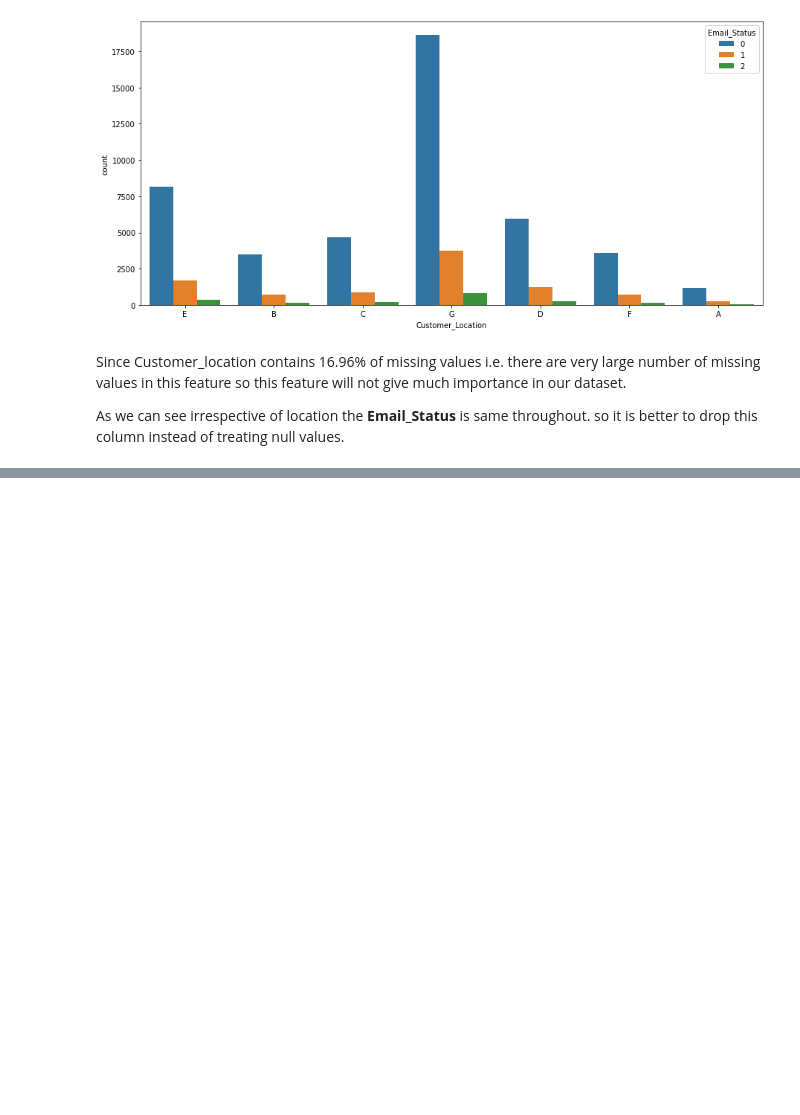
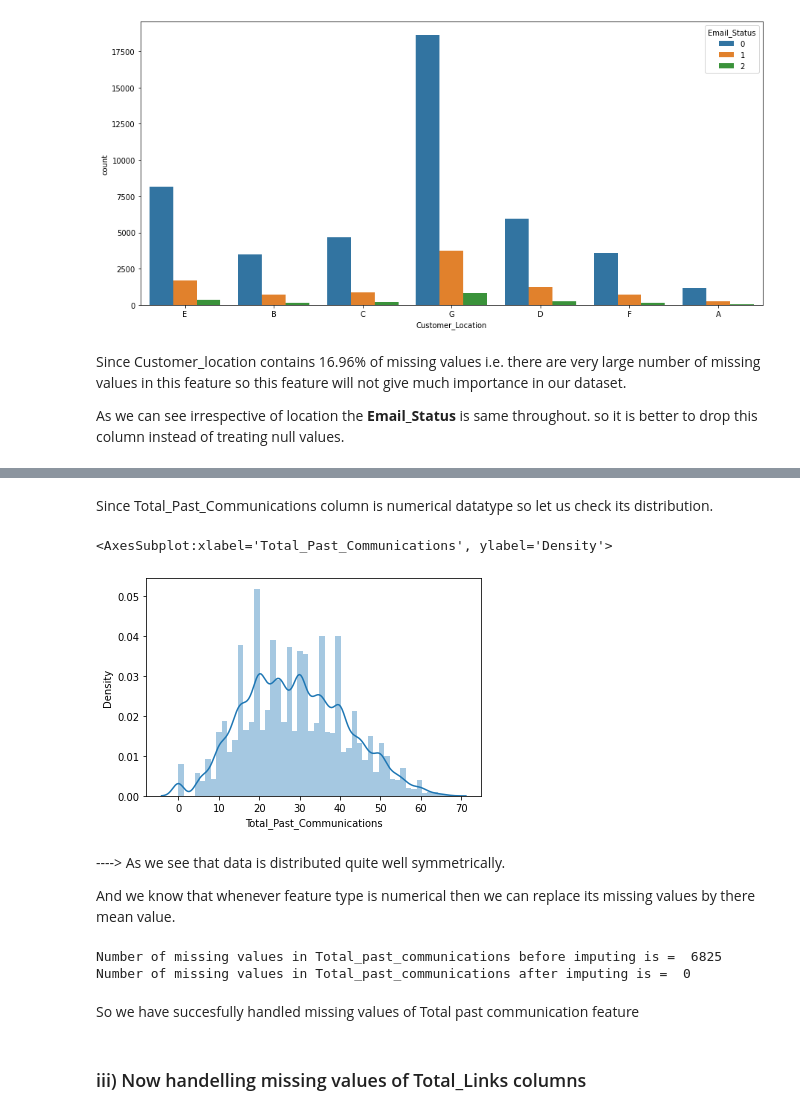
Before and after one commit to Suraj-7077/Supervised-ML-Classification-Email-campaign-prediction, a Jupyter notebook: Supervised_ML_Classification_Capstone_project_III_.ipynb, the cells around one changed output, grey strips where cells are left out. Drawn from its saved outputs; the diff is of its cells as text; code cells hidden in the pictures; blank space fills up the shorter version.

```diff
--- a/Supervised_ML_Classification_Capstone_project_III_.ipynb
+++ b/Supervised_ML_Classification_Capstone_project_III_.ipynb
@@ -285,3 +283,5 @@ Since Customer_location contains 16.96% of missing values i.e. there are very la
 
 As we can see irrespective of location the  <b>Email_Status</b> is same throughout.
 so it is better to drop this column instead of treating null values.
+# %%
+email_df.drop('Customer_Location', inplace=True, axis=1)
@@ -287,0 +318,22 @@ so it is better to drop this column instead of treating null values.
+# %% [markdown]
+Since Total_Past_Communications column is numerical datatype so let us check its distribution.
+# %%
+sns.distplot(email_df['Total_Past_Communications'])
+# %% [output]
+<AxesSubplot:xlabel='Total_Past_Communications', ylabel='Density'>
+[figure, added]
+# %% [markdown]
+----> As we see that data is distributed quite well symmetrically.
+
+And we know that whenever feature type is numerical then we can replace its missing values by there mean value.
+# %%
+print('Number of missing values in Total_past_communications before imputing is = ',email_df['Total_Past_Communications'].isnull().sum())
+email_df['Total_Past_Communications'].fillna(email_df['Total_Past_Communications'].mean(),inplace=True)           # filling missing values by there mean values.
+print('Number of missing values in Total_past_communications after imputing is = ',email_df['Total_Past_Communications'].isnull().sum())
+# %% [output]
+Number of missing values in Total_past_communications before imputing is =  6825
+Number of missing values in Total_past_communications after imputing is =  0
+# %% [markdown]
+So we have succesfully handled missing values of Total past communication feature
+# %% [markdown]
+### iii) Now handelling missing values of Total_Links columns
```
Also changed, not shown: parts of 179 cells of this notebook.
